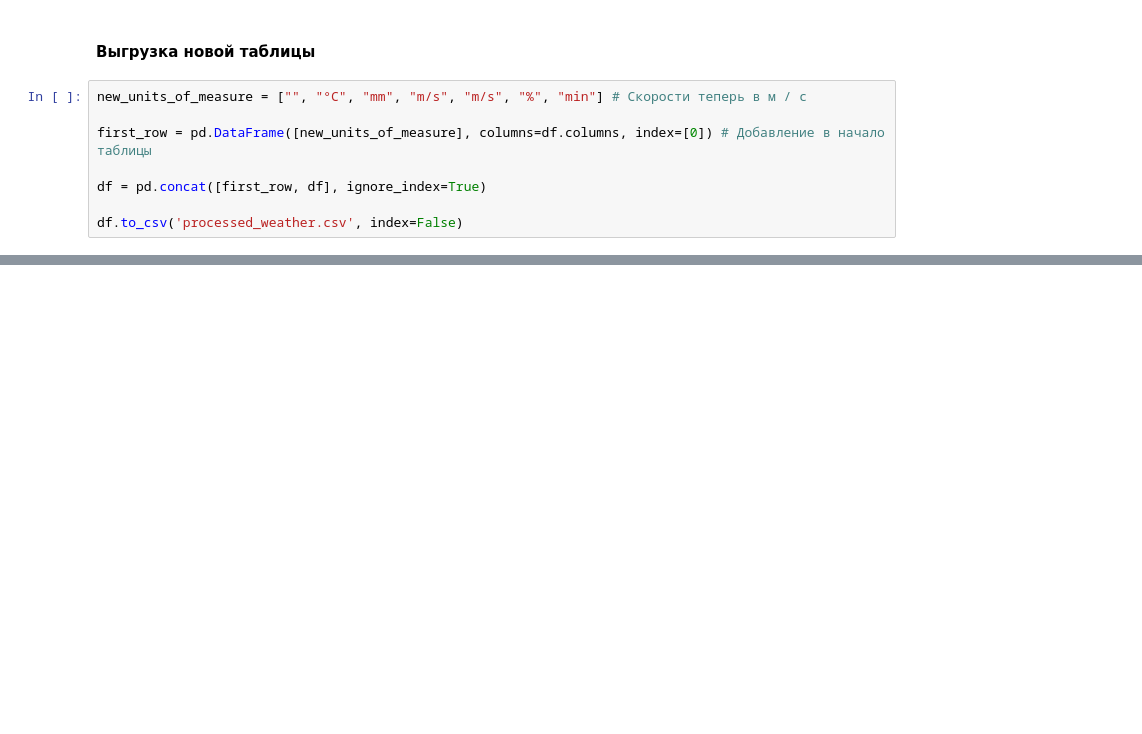
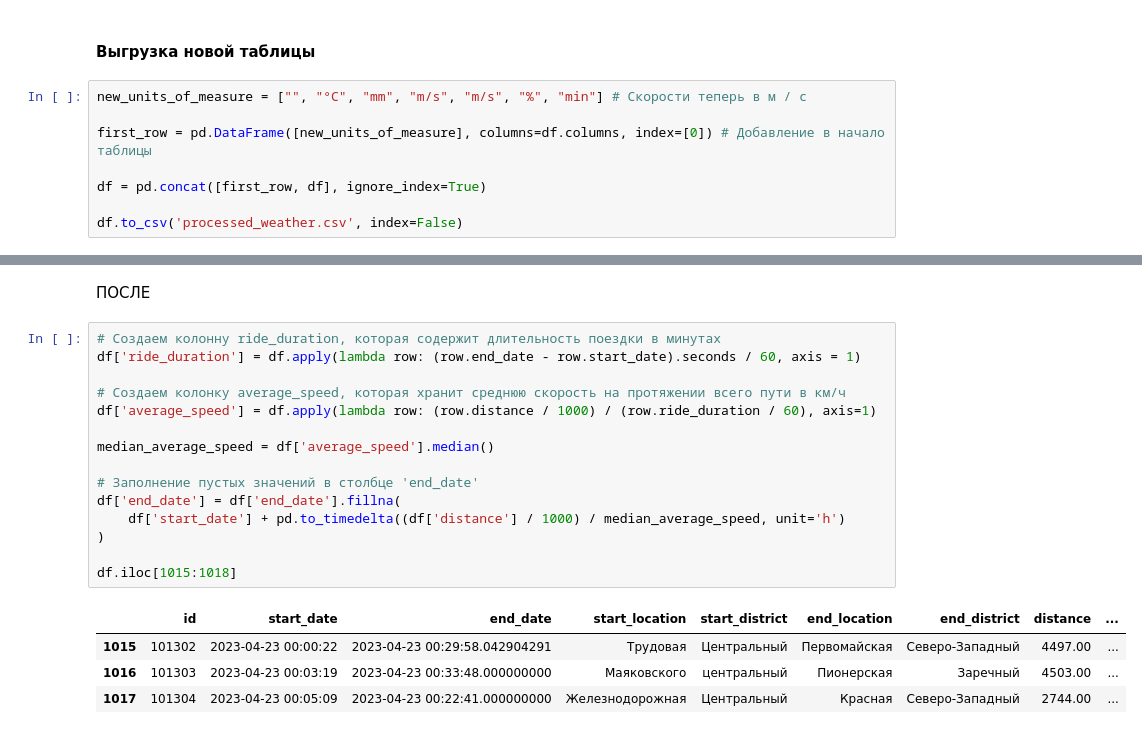
Before and after one commit to PavelFr8/Data-Scooters, a Jupyter notebook: project.ipynb, the cells around one changed output, grey strips where cells are left out. Drawn from its saved outputs; the diff is of its cells as text; blank space fills up the shorter version.

```diff
--- a/project.ipynb
+++ b/project.ipynb
@@ -116,0 +177,22 @@ df.to_csv('processed_weather.csv', index=False)
+# %% [markdown]
+ПОСЛЕ
+# %%
+# Создаем колонну ride_duration, которая содержит длительность поездки в минутах
+df['ride_duration'] = df.apply(lambda row: (row.end_date - row.start_date).seconds / 60, axis = 1)
+
+# Создаем колонку average_speed, которая хранит среднюю скорость на протяжении всего пути в км/ч
+df['average_speed'] = df.apply(lambda row: (row.distance / 1000) / (row.ride_duration / 60), axis=1)
+
+median_average_speed = df['average_speed'].median()
+
+# Заполнение пустых значений в столбце 'end_date'
+df['end_date'] = df['end_date'].fillna(
+    df['start_date'] + pd.to_timedelta((df['distance'] / 1000) / median_average_speed, unit='h')
+)
+
+df.iloc[1015:1018]
+# %% [output]
+|  | id | start_date | end_date | start_location | start_district | end_location | end_district | distance | ... |
+| 1015 | 101302 | 2023-04-23 00:00:22 | 2023-04-23 00:29:58.042904291 | Трудовая | Центральный | Первомайская | Северо-Западный | 4497.00 | ... |
+| 1016 | 101303 | 2023-04-23 00:03:19 | 2023-04-23 00:33:48.000000000 | Маяковского | центральный | Пионерская | Заречный | 4503.00 | ... |
+| 1017 | 101304 | 2023-04-23 00:05:09 | 2023-04-23 00:22:41.000000000 | Железнодорожная | Центральный | Красная | Северо-Западный | 2744.00 | ... |
```
Also changed, not shown: parts of 45 cells of this notebook, 2 other files.
